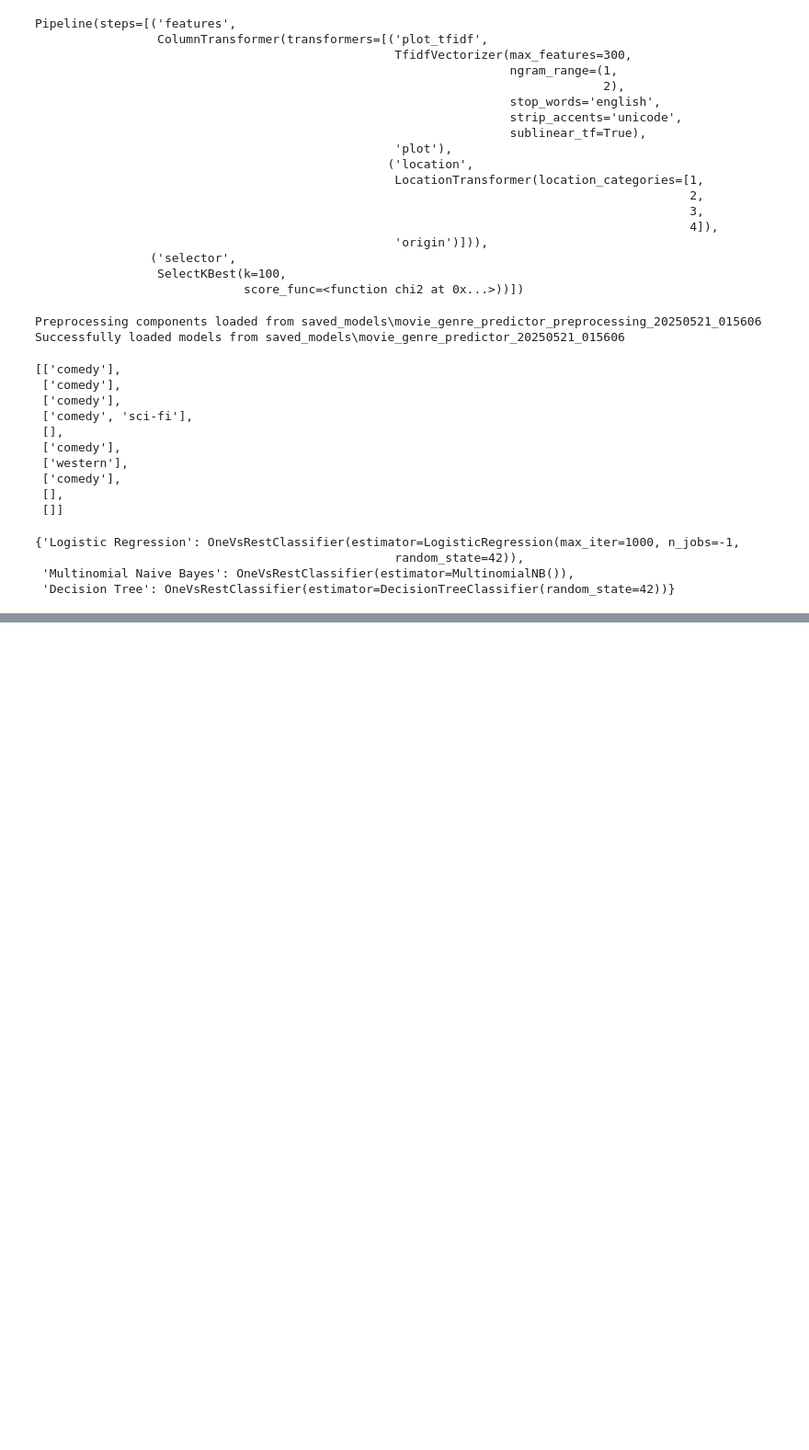
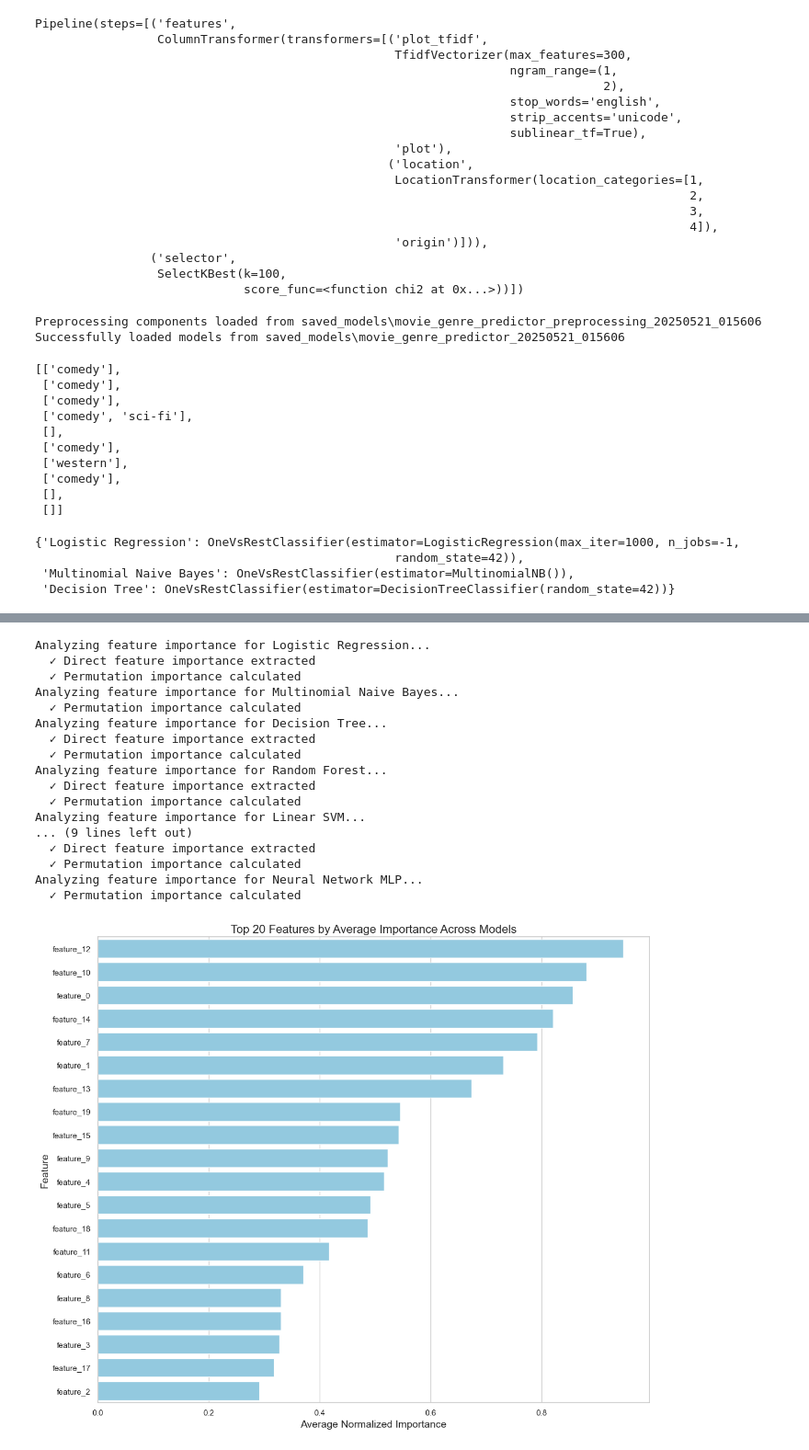
Before and after one commit to mostafaAsala/ML-project, a Jupyter notebook: test_Genre_Prediction.ipynb, the cells around one changed output, grey strips where cells are left out. Shown at 92% size. Cells and saved outputs as stored; diff of their text form; code cells hidden in the pictures; blank space fills up the shorter version.

```diff
--- a/test_Genre_Prediction.ipynb
+++ b/test_Genre_Prediction.ipynb
@@ -298,0 +489,34 @@ predictor.evaluator.models
+# %%
+from feature_importance_analysis import analyze_feature_importance
+
+
+try:
+    # Analyze feature importance
+    importance_results = analyze_feature_importance(
+        evaluator,
+        X,
+        y,
+        feature_names=feature_names,
+        top_n=20
+    )
+except Exception as e:
+    print(f"Error analyzing feature importance: {e}")
+# %% [output]
+Analyzing feature importance for Logistic Regression...
+  ✓ Direct feature importance extracted
+  ✓ Permutation importance calculated
+Analyzing feature importance for Multinomial Naive Bayes...
+  ✓ Permutation importance calculated
+Analyzing feature importance for Decision Tree...
+  ✓ Direct feature importance extracted
+  ✓ Permutation importance calculated
+Analyzing feature importance for Random Forest...
+  ✓ Direct feature importance extracted
+  ✓ Permutation importance calculated
+Analyzing feature importance for Linear SVM...
+... (9 lines left out)
+  ✓ Direct feature importance extracted
+  ✓ Permutation importance calculated
+Analyzing feature importance for Neural Network MLP...
+  ✓ Permutation importance calculated
+[figure, added]
```
Also changed, not shown: parts of 5 cells of this notebook, 10 other files.
